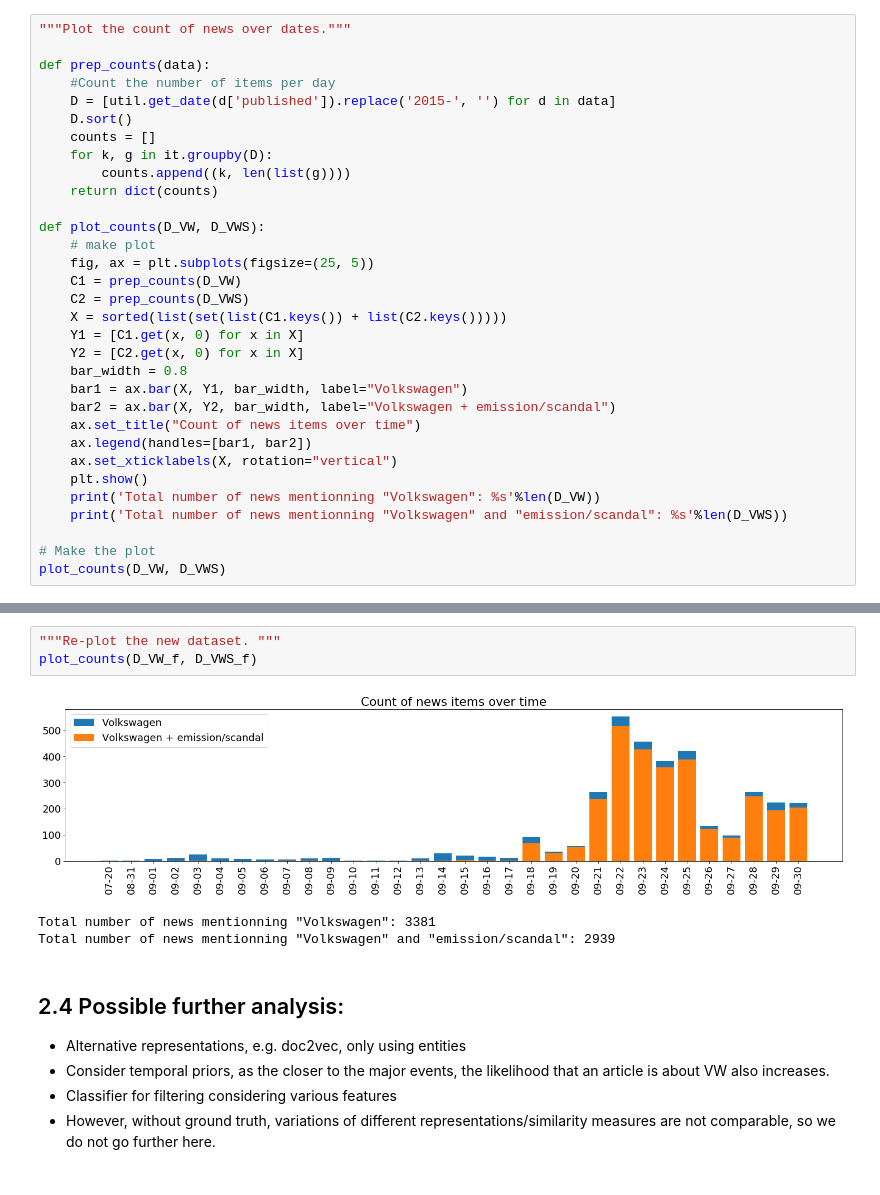
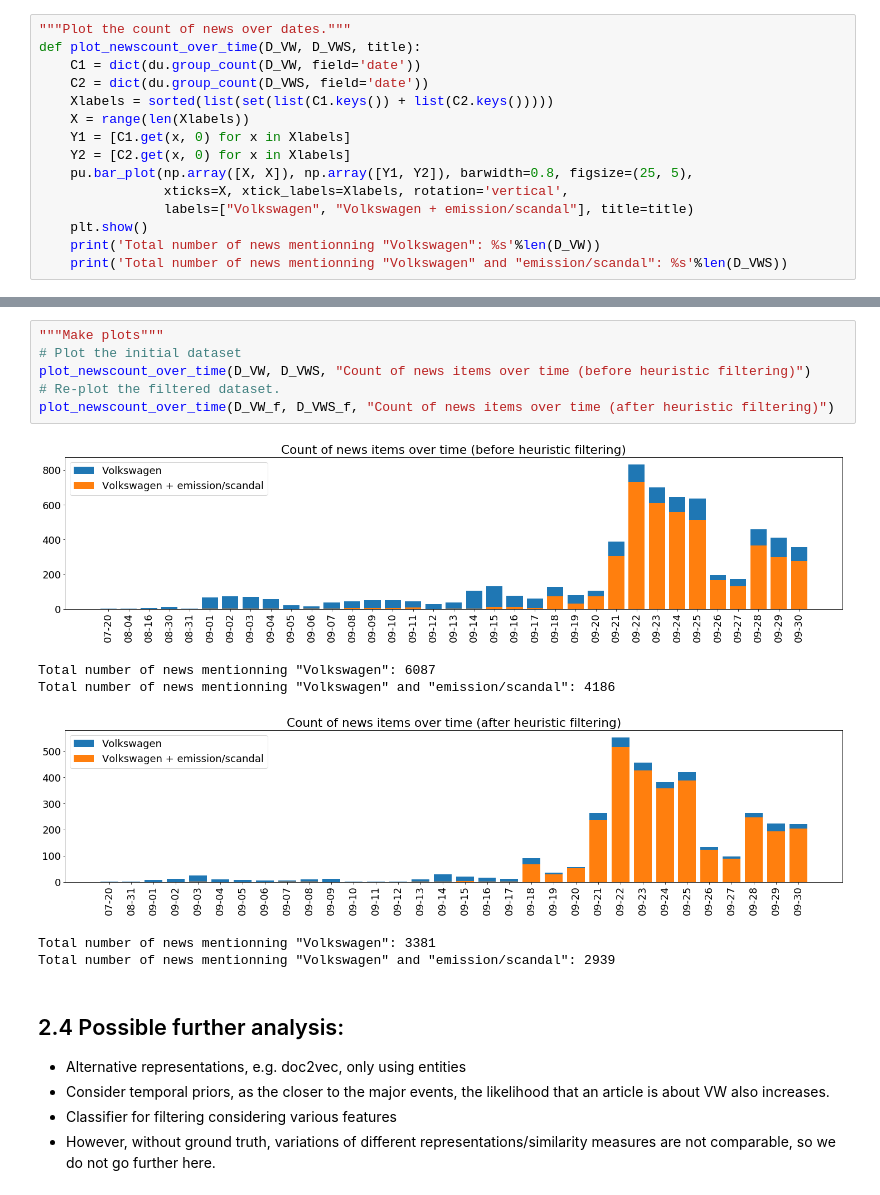
Before and after one commit to jiyinhe/assignmentVW, a Jupyter notebook: EDA - Volkswagen scandal sentiment analysis.ipynb, the cells around one changed output, grey strips where cells are left out. Cells and saved outputs as stored; diff of their text form.

```diff
--- a/EDA - Volkswagen scandal sentiment analysis.ipynb
+++ b/EDA - Volkswagen scandal sentiment analysis.ipynb
@@ -101,32 +223,15 @@ D_VWS = util.load_jsonl(VWscandaldata)
 # %%
 """Plot the count of news over dates."""
-
-def prep_counts(data):
-    #Count the number of items per day
-    D = [util.get_date(d['published']).replace('2015-', '') for d in data]
-    D.sort()
-    counts = []
-    for k, g in it.groupby(D):
-        counts.append((k, len(list(g))))
-    return dict(counts)
-
-def plot_counts(D_VW, D_VWS):
-    # make plot
-    fig, ax = plt.subplots(figsize=(25, 5))
-    C1 = prep_counts(D_VW)
-    C2 = prep_counts(D_VWS)
-    X = sorted(list(set(list(C1.keys()) + list(C2.keys()))))
-    Y1 = [C1.get(x, 0) for x in X]
-    Y2 = [C2.get(x, 0) for x in X]
-    bar_width = 0.8
-    bar1 = ax.bar(X, Y1, bar_width, label="Volkswagen")
-    bar2 = ax.bar(X, Y2, bar_width, label="Volkswagen + emission/scandal")
-    ax.set_title("Count of news items over time")
-    ax.legend(handles=[bar1, bar2])
-    ax.set_xticklabels(X, rotation="vertical")
+def plot_newscount_over_time(D_VW, D_VWS, title):
+    C1 = dict(du.group_count(D_VW, field='date'))
+    C2 = dict(du.group_count(D_VWS, field='date'))
+    Xlabels = sorted(list(set(list(C1.keys()) + list(C2.keys()))))
+    X = range(len(Xlabels))
+    Y1 = [C1.get(x, 0) for x in Xlabels]
+    Y2 = [C2.get(x, 0) for x in Xlabels]
+    pu.bar_plot(np.array([X, X]), np.array([Y1, Y2]), barwidth=0.8, figsize=(25, 5),
+                xticks=X, xtick_labels=Xlabels, rotation='vertical',
+                labels=["Volkswagen", "Volkswagen + emission/scandal"], title=title)
     plt.show()
     print('Total number of news mentionning "Volkswagen": %s'%len(D_VW))
     print('Total number of news mentionning "Volkswagen" and "emission/scandal": %s'%len(D_VWS))
-
-# Make the plot
-plot_counts(D_VW, D_VWS)
@@ -265,10 +238,16 @@ D_VWS_f = heuristic_filtering(D_VWS)
-# %%
-"""Re-plot the new dataset. """
-plot_counts(D_VW_f, D_VWS_f)
-# %% [output]
-[figure, removed]
-Total number of news mentionning "Volkswagen": 3381
-Total number of news mentionning "Volkswagen" and "emission/scandal": 2939
+# %%
+"""Make plots"""
+# Plot the initial dataset
+plot_newscount_over_time(D_VW, D_VWS, "Count of news items over time (before heuristic filtering)")
+# Re-plot the filtered dataset.
+plot_newscount_over_time(D_VW_f, D_VWS_f, "Count of news items over time (after heuristic filtering)")
+# %% [output]
+[figure, added]
+Total number of news mentionning "Volkswagen": 6087
+Total number of news mentionning "Volkswagen" and "emission/scandal": 4186
+[figure, added]
+Total number of news mentionning "Volkswagen": 3381
+Total number of news mentionning "Volkswagen" and "emission/scandal": 2939
 # %% [markdown]
 ## 2.4 Possible further analysis:
 * Alternative representations, e.g. doc2vec, only using entities
```
Also changed, not shown: parts of 33 cells of this notebook, 1 other file.
